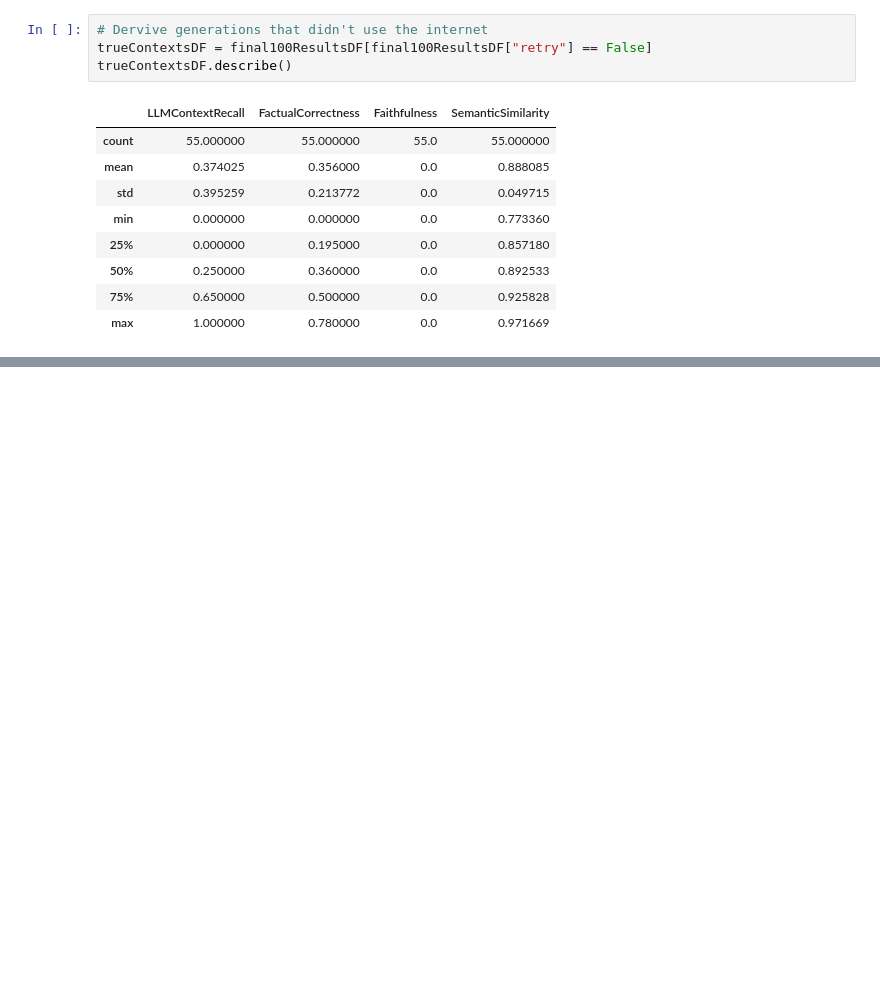
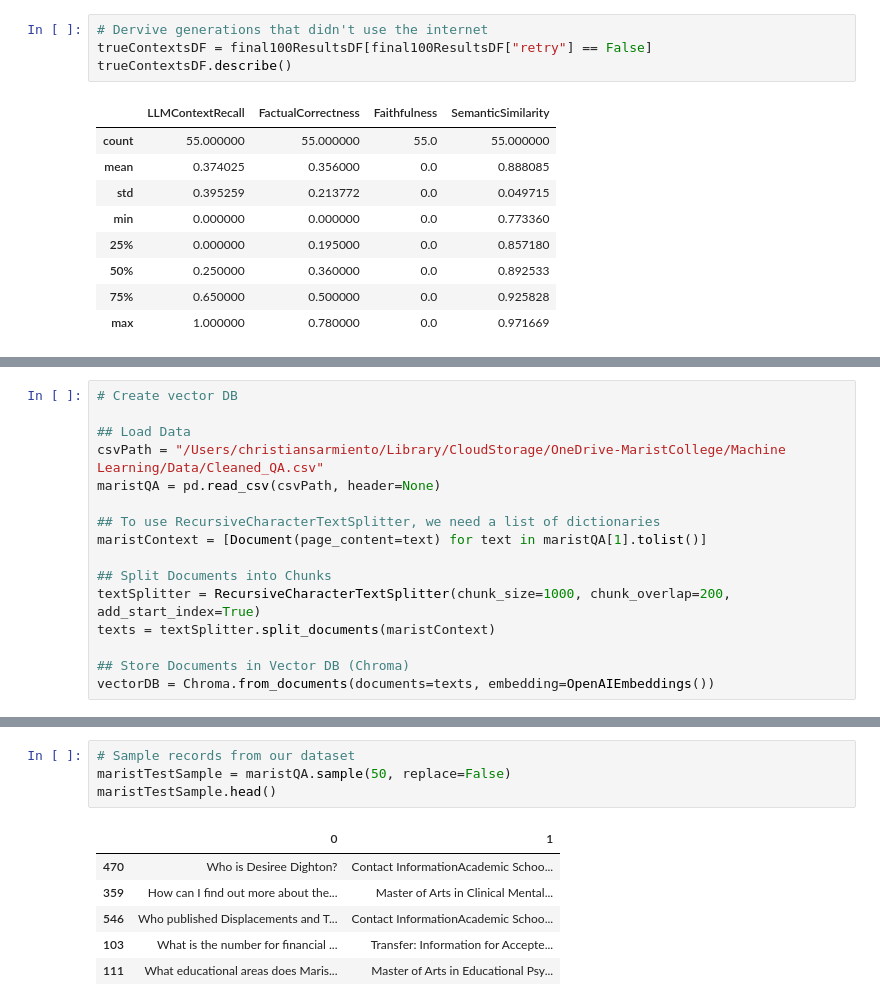
Before and after one commit to cfsarmiento/LLM_Reasoning-Research, a Jupyter notebook: Code/CRAG_Implementation-ML_Independent_Study.ipynb, the cells around one changed output, grey strips where cells are left out. Saved outputs shown, nothing was run; the diff lists cells and outputs as text; blank space fills up the shorter version.

```diff
--- a/Code/CRAG_Implementation-ML_Independent_Study.ipynb
+++ b/Code/CRAG_Implementation-ML_Independent_Study.ipynb
@@ -840,0 +877,16 @@ trueContextsDF.head(100)
+# %%
+# Create vector DB
+
+## Load Data
+csvPath = "/Users/christiansarmiento/Library/CloudStorage/OneDrive-MaristCollege/Machine Learning/Data/Cleaned_QA.csv"
+maristQA = pd.read_csv(csvPath, header=None)
+
+## To use RecursiveCharacterTextSplitter, we need a list of dictionaries
+maristContext = [Document(page_content=text) for text in maristQA[1].tolist()]
+
+## Split Documents into Chunks
+textSplitter = RecursiveCharacterTextSplitter(chunk_size=1000, chunk_overlap=200, add_start_index=True)
+texts = textSplitter.split_documents(maristContext)
+
+## Store Documents in Vector DB (Chroma)
+vectorDB = Chroma.from_documents(documents=texts, embedding=OpenAIEmbeddings())
@@ -840,0 +1352,11 @@ trueContextsDF.head(100)
+# %%
+# Sample records from our dataset
+maristTestSample = maristQA.sample(50, replace=False)
+maristTestSample.head()
+# %% [output]
+|  | 0 | 1 |
+| 470 | Who is Desiree Dighton? | Contact InformationAcademic Schoo... |
+| 359 | How can I find out more about the... | Master of Arts in Clinical Mental... |
+| 546 | Who published Displacements and T... | Contact InformationAcademic Schoo... |
+| 103 | What is the number for financial ... | Transfer: Information for Accepte... |
+| 111 | What educational areas does Maris... | Master of Arts in Educational Psy... |
```
Also changed, not shown: parts of 21 cells of this notebook, 2 other files.
